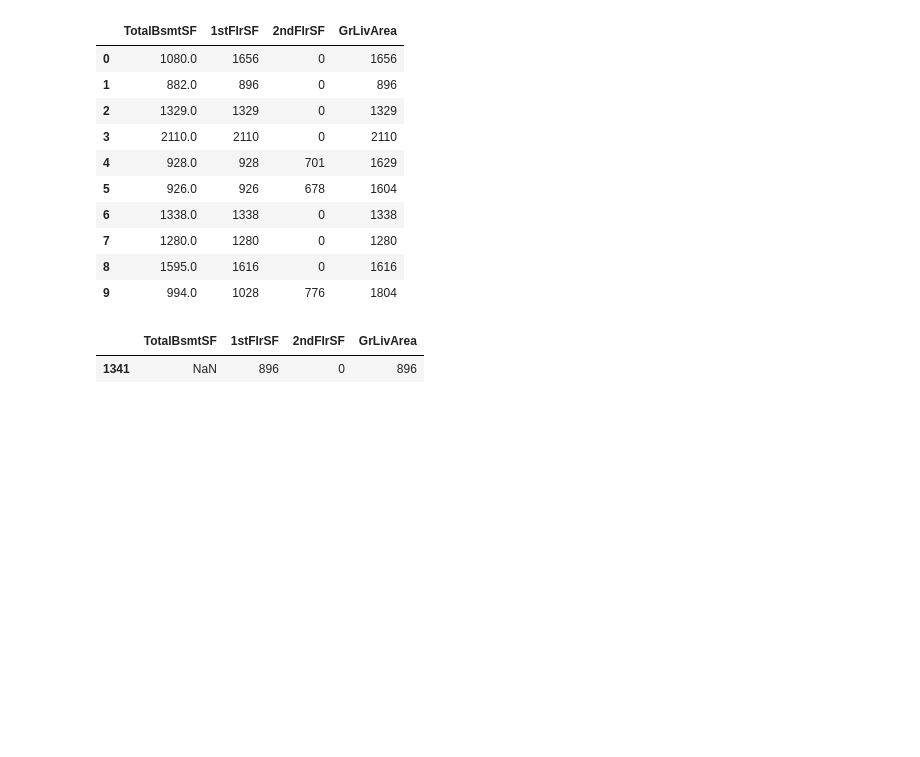
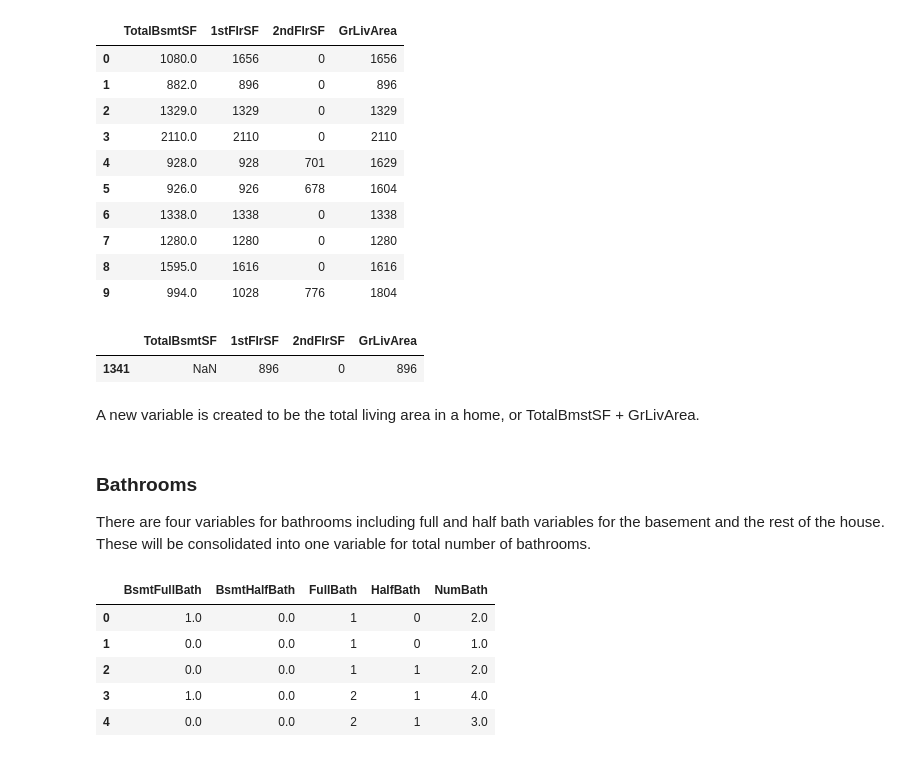
Before and after one commit to CoolBeansProgramming/Predicting-Sale-Price-of-Homes-in-Iowa, a Jupyter notebook: main.ipynb, the cells around one changed output. Saved outputs shown, nothing was run; the diff lists cells and outputs as text; code cells hidden in the pictures; blank space fills up the shorter version.

```diff
--- a/main.ipynb
+++ b/main.ipynb
@@ -190,4 +208,22 @@ no_base[['TotalBsmtSF','1stFlrSF','2ndFlrSF','GrLivArea']]
 # %% [output]
 |  | TotalBsmtSF | 1stFlrSF | 2ndFlrSF | GrLivArea |
 | 1341 | NaN | 896 | 0 | 896 |
+# %% [markdown]
+A new variable is created to be the total living area in a home, or TotalBmstSF + GrLivArea.
+# %%
+housing['TotalSqFt'] = housing['GrLivArea'] + housing['TotalBsmtSF']
+# %% [markdown]
+### Bathrooms
+
+There are four variables for bathrooms including full and half bath variables for the basement and the rest of the house. These will be consolidated into one variable for total number of bathrooms.
+# %%
+housing['NumBath'] = housing['BsmtFullBath'] + housing['BsmtHalfBath'] + housing['FullBath'] + housing['HalfBath']
+housing[['BsmtFullBath','BsmtHalfBath','FullBath','HalfBath','NumBath']].head()
+# %% [output]
+|  | BsmtFullBath | BsmtHalfBath | FullBath | HalfBath | NumBath |
+| 0 | 1.0 | 0.0 | 1 | 0 | 2.0 |
+| 1 | 0.0 | 0.0 | 1 | 0 | 1.0 |
+| 2 | 0.0 | 0.0 | 1 | 1 | 2.0 |
+| 3 | 1.0 | 0.0 | 2 | 1 | 4.0 |
+| 4 | 0.0 | 0.0 | 2 | 1 | 3.0 |
 # %%
```
Also changed, not shown: parts of 12 cells of this notebook.
